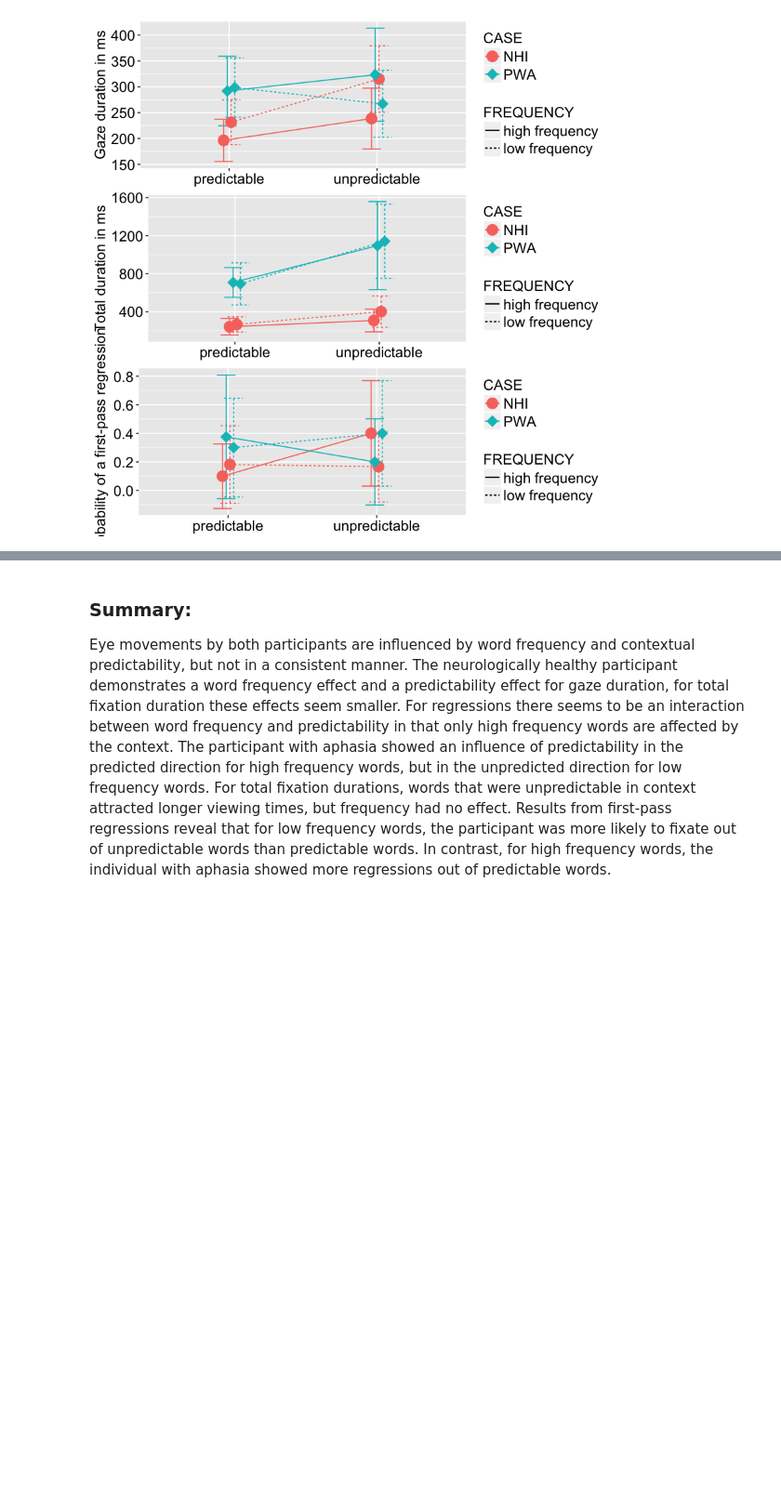
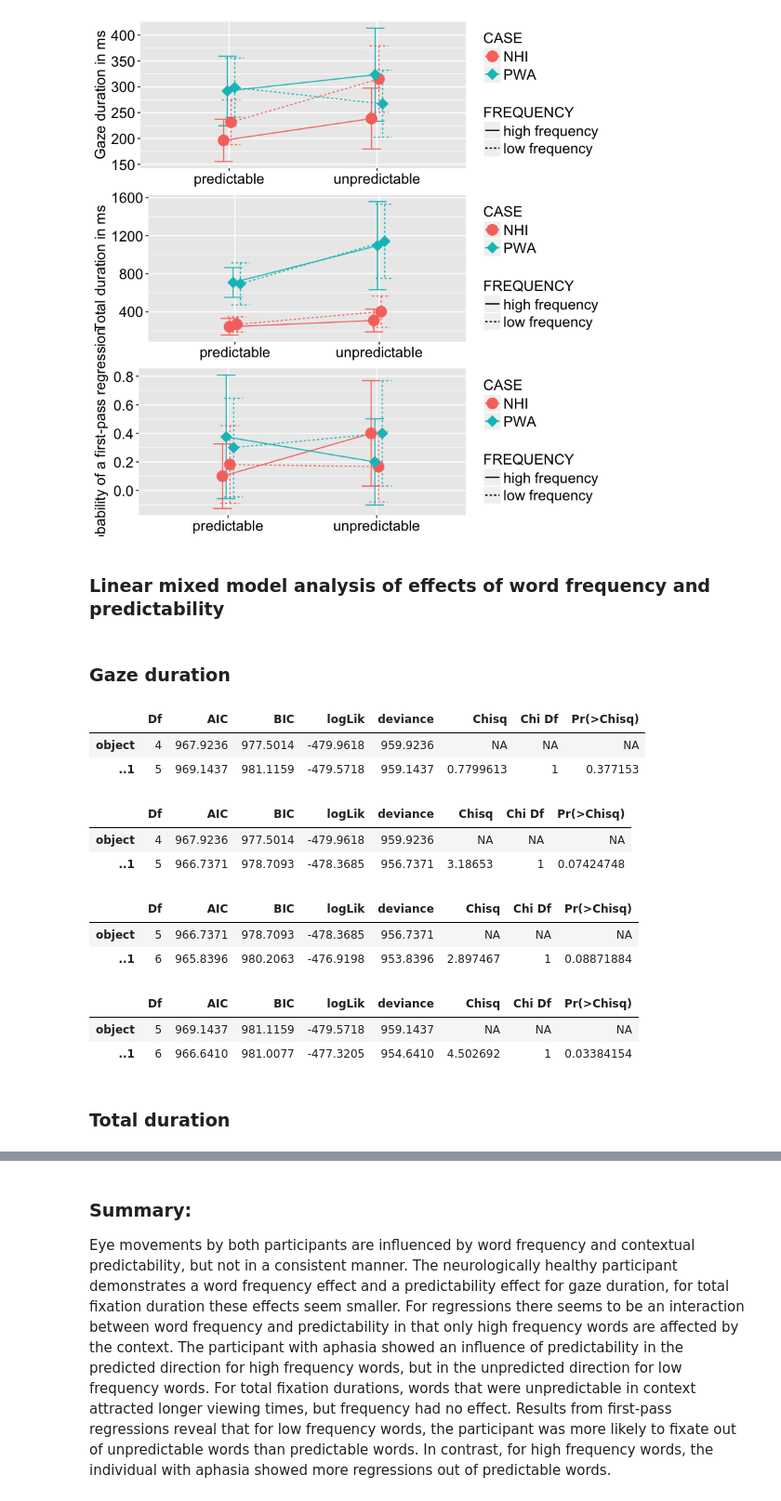
Before and after one commit to Linee/juypternotebooks, a Jupyter notebook: Eye-movement-analysis-example-3.ipynb, the cells around one changed output, grey strips where cells are left out. Shown at 93% size. Cells and saved outputs as stored; diff of their text form; code cells hidden in the pictures; blank space fills up the shorter version.

Commit message:
added linear models

```diff
--- a/Eye-movement-analysis-example-3.ipynb
+++ b/Eye-movement-analysis-example-3.ipynb
@@ -302,3 +302,20 @@ ggplot(data, aes(x=PREDICTABILITY, y=FIRST_PASS_REGRESSION, group=interaction(CA
 grid.arrange(line_gaze, line_total, line_regression, nrow=3)
 # %% [output]
 [figure]
+# %% [markdown]
+### Linear mixed model analysis of effects of word frequency and predictability
+# %% [markdown]
+### Gaze duration
+# %%
+model_simple = lmer (GAZE_DURATION ~CASE + (1 | ITEM),
+                       data=data, REML=FALSE)
+# %%
+model_a = lmer (GAZE_DURATION ~CASE+FREQUENCY + (1 | ITEM),
+                       data=data, REML=FALSE)
+# %%
+anova(model_simple, model_a)
+# not significant so FREQUENCY does not improve model fit
+# %% [output]
+|  | Df | AIC | BIC | logLik | deviance | Chisq | Chi Df | Pr(>Chisq) |
+| object | 4 | 967.9236 | 977.5014 | -479.9618 | 959.9236 | NA | NA | NA |
+| ..1 | 5 | 969.1437 | 981.1159 | -479.5718 | 959.1437 | 0.7799613 | 1 | 0.377153 |
@@ -304,0 +325,31 @@ grid.arrange(line_gaze, line_total, line_regression, nrow=3)
+# %%
+anova(model_simple, model_b)
+# not significant so PREDICTABILITY does not improve model fit
+# %% [output]
+|  | Df | AIC | BIC | logLik | deviance | Chisq | Chi Df | Pr(>Chisq) |
+| object | 4 | 967.9236 | 977.5014 | -479.9618 | 959.9236 | NA | NA | NA |
+| ..1 | 5 | 966.7371 | 978.7093 | -478.3685 | 956.7371 | 3.18653 | 1 | 0.07424748 |
+# %%
+# Checking for interaction between CASE and PREDICTABILITY
+model_c = lmer (GAZE_DURATION~CASE + PREDICTABILITY + (1 | ITEM),
+                     data=data, REML=FALSE)
+model_d = lmer (GAZE_DURATION~CASE * PREDICTABILITY + (1 | ITEM),
+                     data=data, REML=FALSE)
+anova(model_c, model_d) # not significant so no interaction between CASE and PREDICTABIITY
+# %% [output]
+|  | Df | AIC | BIC | logLik | deviance | Chisq | Chi Df | Pr(>Chisq) |
+| object | 5 | 966.7371 | 978.7093 | -478.3685 | 956.7371 | NA | NA | NA |
+| ..1 | 6 | 965.8396 | 980.2063 | -476.9198 | 953.8396 | 2.897467 | 1 | 0.08871884 |
+# %%
+# Checking for interaction between CASE and FREQUENCY
+model_e = lmer (GAZE_DURATION~CASE + FREQUENCY + (1 | ITEM),
+                     data=data, REML=FALSE)
+model_f = lmer (GAZE_DURATION~CASE * FREQUENCY + (1 | ITEM),
+                     data=data, REML=FALSE)
+anova(model_e, model_f) # there is a significant interaction between CASE and FREQUENCY
+# %% [output]
+|  | Df | AIC | BIC | logLik | deviance | Chisq | Chi Df | Pr(>Chisq) |
+| object | 5 | 969.1437 | 981.1159 | -479.5718 | 959.1437 | NA | NA | NA |
+| ..1 | 6 | 966.6410 | 981.0077 | -477.3205 | 954.6410 | 4.502692 | 1 | 0.03384154 |
+# %% [markdown]
+### Total duration
```
Also changed, not shown: parts of 17 cells of this notebook.
